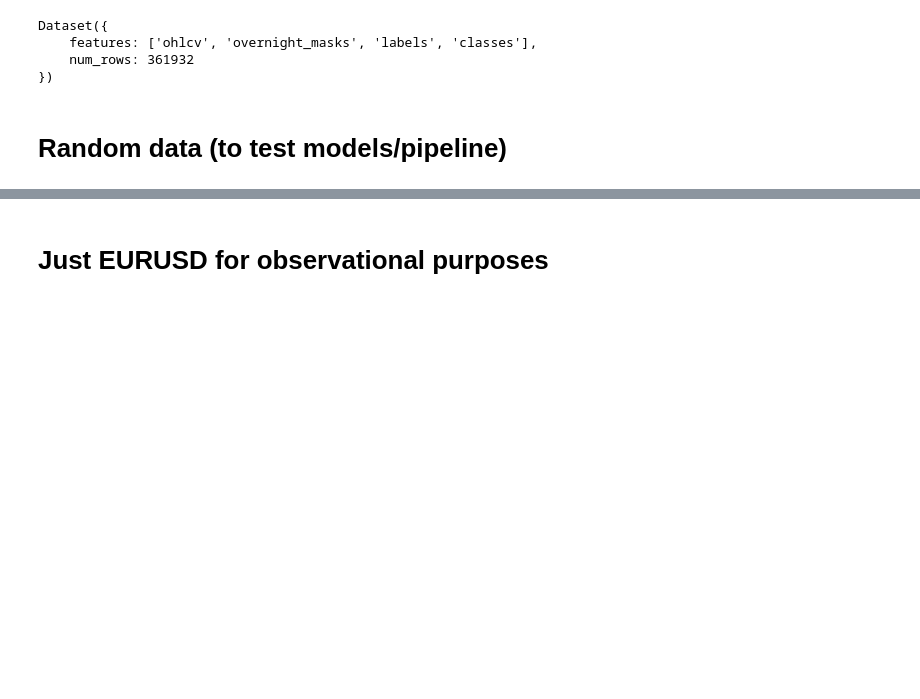
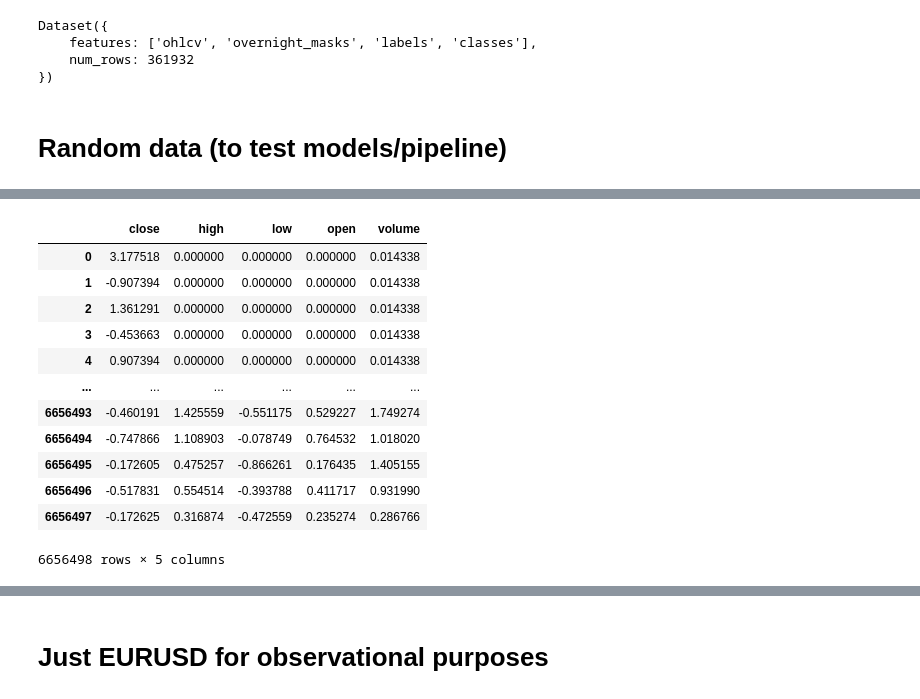
Before and after one commit to mtanghu/Transformer-Trader, a Jupyter notebook: Data.ipynb, the cells around one changed output, grey strips where cells are left out. Saved outputs shown, nothing was run; the diff lists cells and outputs as text; code cells hidden in the pictures; blank space fills up the shorter version.

```diff
--- a/Data.ipynb
+++ b/Data.ipynb
@@ -82,0 +104,37 @@ Dataset({
+# %%
+# drop datetime
+changes = fx.drop(columns = ['datetime'])
+
+# convert high, low, open to percent change of close
+changes['high'] = (changes['high'] - changes['close']) / changes['close']
+changes['low'] = (changes['low'] - changes['close']) / changes['close']
+changes['open'] = (changes['open'] - changes['close']) / changes['close']
+
+# convert close to percent change from previous close
+changes['close'] = (changes['close'] - changes['close'].shift(1)) / changes['close'].shift(1)
+
+# make sure log1p, exp, and cumsum are all working as expected
+assert np.allclose(np.exp(np.sum(np.log1p(changes['close']))) * fx['close'].iloc[0], fx['close'].iloc[-1])
+
+# drop first 2 samples for correct changes
+changes = changes.iloc[2:].reset_index(drop = True)
+
+# divide features by their standard deviations for consistent scale (saving stds to undo later)
+stds = changes.std()
+changes = changes.div(stds, axis = 1)
+# %%
+changes
+# %% [output]
+|  | close | high | low | open | volume |
+| 0 | 3.177518 | 0.000000 | 0.000000 | 0.000000 | 0.014338 |
+| 1 | -0.907394 | 0.000000 | 0.000000 | 0.000000 | 0.014338 |
+| 2 | 1.361291 | 0.000000 | 0.000000 | 0.000000 | 0.014338 |
+| 3 | -0.453663 | 0.000000 | 0.000000 | 0.000000 | 0.014338 |
+| 4 | 0.907394 | 0.000000 | 0.000000 | 0.000000 | 0.014338 |
+| ... | ... | ... | ... | ... | ... |
+| 6656493 | -0.460191 | 1.425559 | -0.551175 | 0.529227 | 1.749274 |
+| 6656494 | -0.747866 | 1.108903 | -0.078749 | 0.764532 | 1.018020 |
+| 6656495 | -0.172605 | 0.475257 | -0.866261 | 0.176435 | 1.405155 |
+| 6656496 | -0.517831 | 0.554514 | -0.393788 | 0.411717 | 0.931990 |
+| 6656497 | -0.172625 | 0.316874 | -0.472559 | 0.235274 | 0.286766 |
+6656498 rows × 5 columns
```
Also changed, not shown: parts of 12 cells of this notebook.
